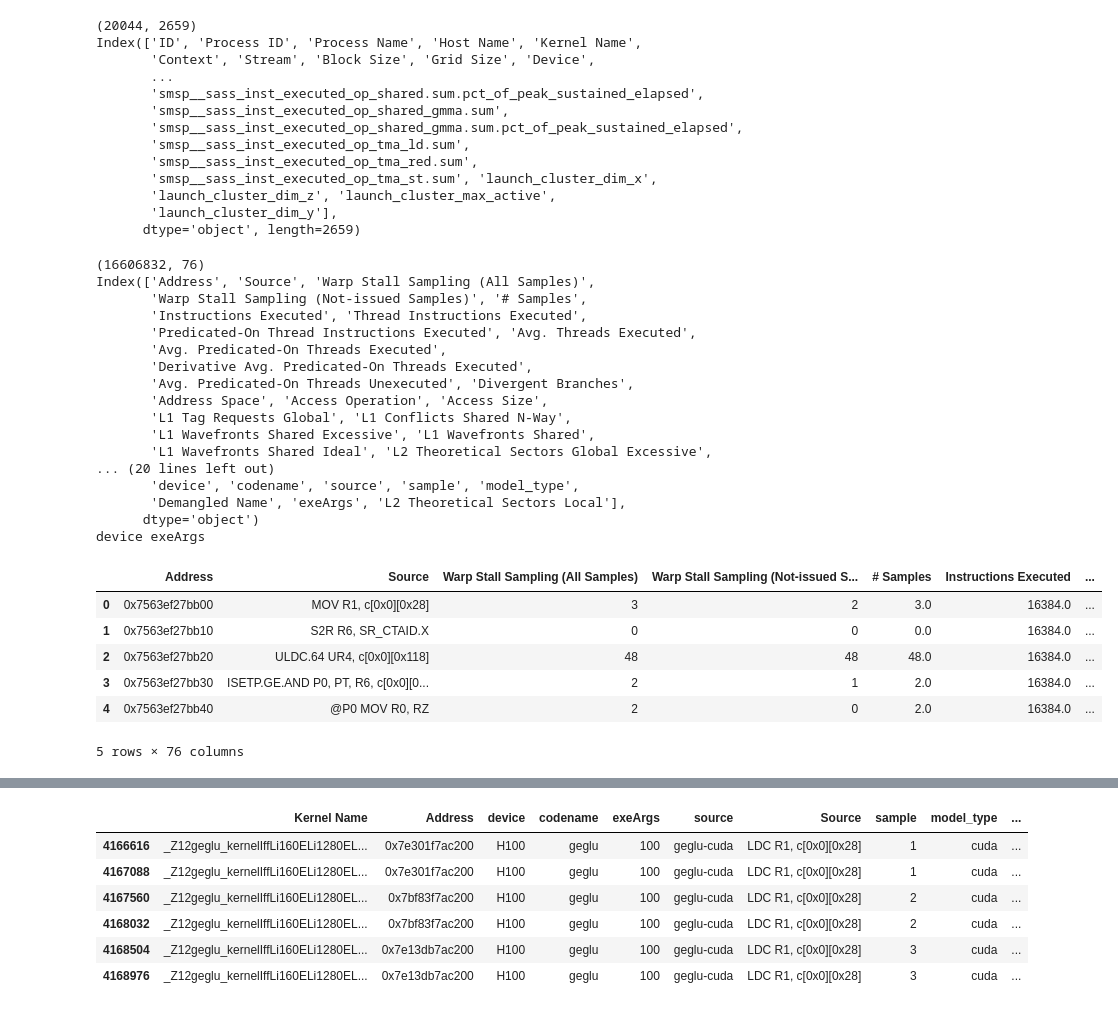
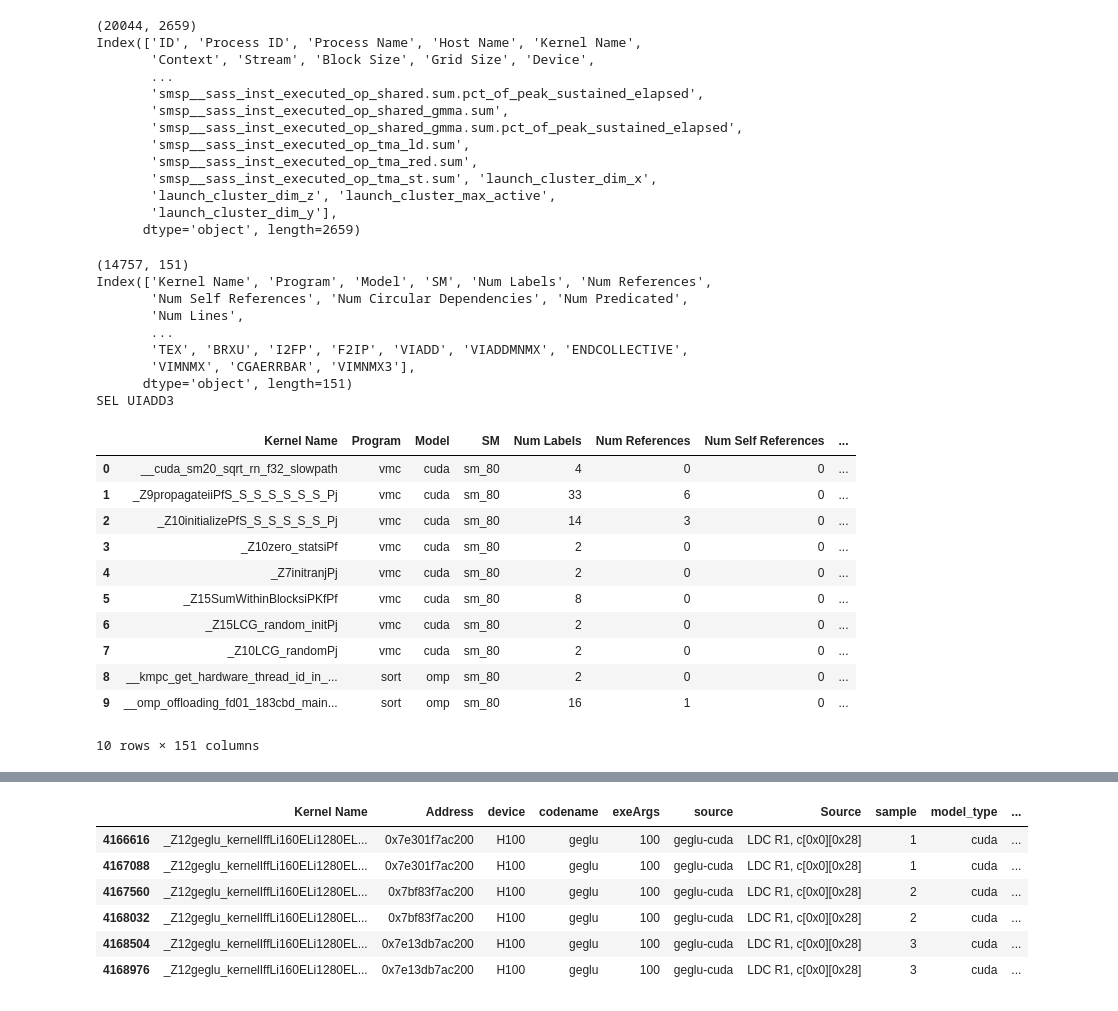
Before and after one commit to FLOPBench/SC26FLOPBench, a Jupyter notebook: cuda-profiling/collected-data/add_imix_data_to_perf_cntr_data.ipynb, the cells around one changed output, grey strips where cells are left out. Saved outputs shown, nothing was run; the diff lists cells and outputs as text; code cells hidden in the pictures.

```diff
--- a/cuda-profiling/collected-data/add_imix_data_to_perf_cntr_data.ipynb
+++ b/cuda-profiling/collected-data/add_imix_data_to_perf_cntr_data.ipynb
@@ -78,38 +78,35 @@ Index(['ID', 'Process ID', 'Process Name', 'Host Name', 'Kernel Name',
        'launch_cluster_dim_y'],
       dtype='object', length=2659)
 # %%
-sass = pd.read_csv('all-NCU-SASS-Data.csv', low_memory=False)
+sass = pd.read_csv('imix_data.csv', low_memory=False)
 print(sass.shape)
 print(sass.columns)
 print(sass.columns[68], sass.columns[74])
 # %% [output]
-(16606832, 76)
-Index(['Address', 'Source', 'Warp Stall Sampling (All Samples)',
-       'Warp Stall Sampling (Not-issued Samples)', '# Samples',
-       'Instructions Executed', 'Thread Instructions Executed',
-       'Predicated-On Thread Instructions Executed', 'Avg. Threads Executed',
-       'Avg. Predicated-On Threads Executed',
-       'Derivative Avg. Predicated-On Threads Executed',
-       'Avg. Predicated-On Threads Unexecuted', 'Divergent Branches',
-       'Address Space', 'Access Operation', 'Access Size',
-       'L1 Tag Requests Global', 'L1 Conflicts Shared N-Way',
-       'L1 Wavefronts Shared Excessive', 'L1 Wavefronts Shared',
-       'L1 Wavefronts Shared Ideal', 'L2 Theoretical Sectors Global Excessive',
-... (20 lines left out)
-       'device', 'codename', 'source', 'sample', 'model_type',
-       'Demangled Name', 'exeArgs', 'L2 Theoretical Sectors Local'],
-      dtype='object')
-device exeArgs
+(14757, 151)
+Index(['Kernel Name', 'Program', 'Model', 'SM', 'Num Labels', 'Num References',
+       'Num Self References', 'Num Circular Dependencies', 'Num Predicated',
+       'Num Lines',
+       ...
+       'TEX', 'BRXU', 'I2FP', 'F2IP', 'VIADD', 'VIADDMNMX', 'ENDCOLLECTIVE',
+       'VIMNMX', 'CGAERRBAR', 'VIMNMX3'],
+      dtype='object', length=151)
+SEL UIADD3
 # %%
-display(sass.head())
+display(sass.head(10))
 # %% [output]
-|  | Address | Source | Warp Stall Sampling (All Samples) | Warp Stall Sampling (Not-issued S... | # Samples | Instructions Executed | ... |
-| 0 | 0x7563ef27bb00 | MOV R1, c[0x0][0x28] | 3 | 2 | 3.0 | 16384.0 | ... |
-| 1 | 0x7563ef27bb10 | S2R R6, SR_CTAID.X | 0 | 0 | 0.0 | 16384.0 | ... |
-| 2 | 0x7563ef27bb20 | ULDC.64 UR4, c[0x0][0x118] | 48 | 48 | 48.0 | 16384.0 | ... |
-| 3 | 0x7563ef27bb30 | ISETP.GE.AND P0, PT, R6, c[0x0][0... | 2 | 1 | 2.0 | 16384.0 | ... |
-| 4 | 0x7563ef27bb40 | @P0 MOV R0, RZ | 2 | 0 | 2.0 | 16384.0 | ... |
+|  | Kernel Name | Program | Model | SM | Num Labels | Num References | Num Self References | ... |
+| 0 | __cuda_sm20_sqrt_rn_f32_slowpath | vmc | cuda | sm_80 | 4 | 0 | 0 | ... |
+| 1 | _Z9propagateiiPfS_S_S_S_S_S_S_Pj | vmc | cuda | sm_80 | 33 | 6 | 0 | ... |
+| 2 | _Z10initializePfS_S_S_S_S_S_Pj | vmc | cuda | sm_80 | 14 | 3 | 0 | ... |
+| 3 | _Z10zero_statsiPf | vmc | cuda | sm_80 | 2 | 0 | 0 | ... |
+| 4 | _Z7initranjPj | vmc | cuda | sm_80 | 2 | 0 | 0 | ... |
+| 5 | _Z15SumWithinBlocksiPKfPf | vmc | cuda | sm_80 | 8 | 0 | 0 | ... |
+| 6 | _Z15LCG_random_initPj | vmc | cuda | sm_80 | 2 | 0 | 0 | ... |
+| 7 | _Z10LCG_randomPj | vmc | cuda | sm_80 | 2 | 0 | 0 | ... |
+| 8 | __kmpc_get_hardware_thread_id_in_... | sort | omp | sm_80 | 2 | 0 | 0 | ... |
+| 9 | __omp_offloading_fd01_183cbd_main... | sort | omp | sm_80 | 16 | 1 | 0 | ... |
-5 rows × 76 columns
+10 rows × 151 columns
 # %%
 sass_columns_to_keep = [
     'Kernel Name',
```
Also changed, not shown: 1 other file.
